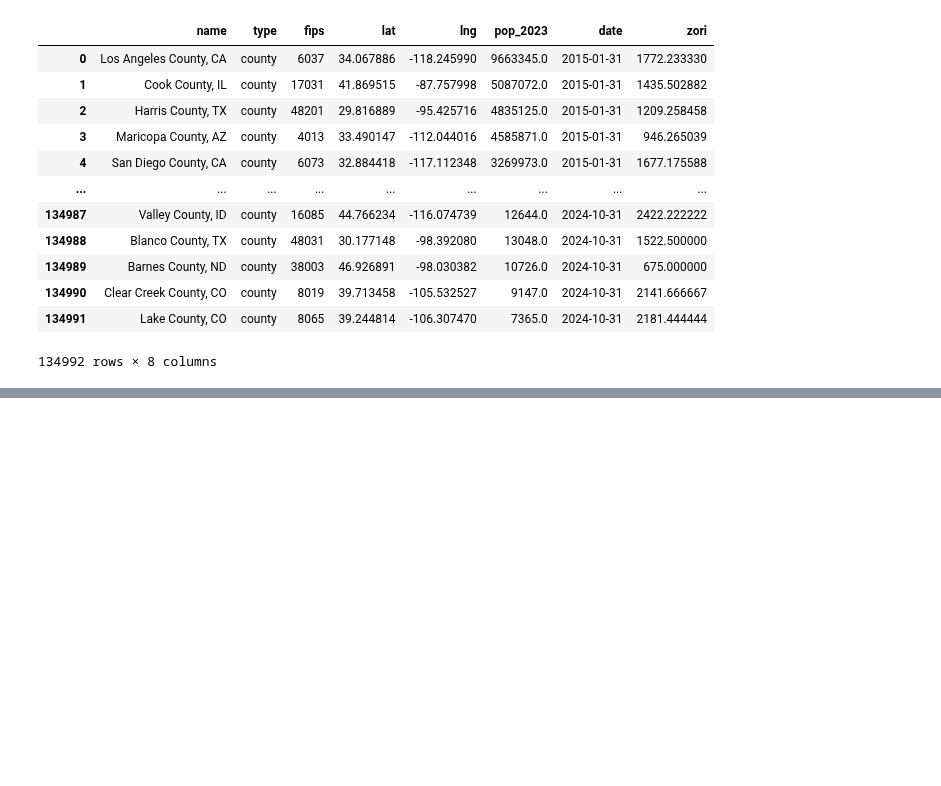
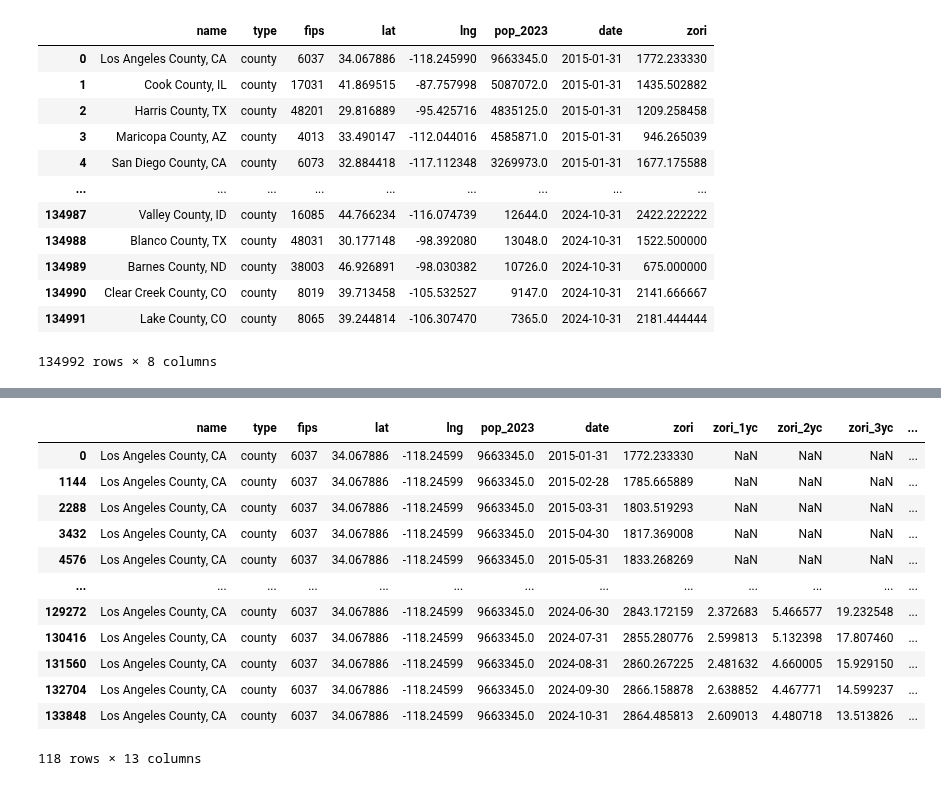
Before and after one commit to gmelmed/gmelmed.github.io, a Jupyter notebook: final_project/zillow_data_cleaning.ipynb, the cells around one changed output, grey strips where cells are left out. Saved outputs shown, nothing was run; the diff lists cells and outputs as text; code cells hidden in the pictures; blank space fills up the shorter version.

```diff
--- a/final_project/zillow_data_cleaning.ipynb
+++ b/final_project/zillow_data_cleaning.ipynb
@@ -703,0 +741,16 @@ zori_county_long_clean
+# %%
+zori_county_long_clean[zori_county_long_clean['name'] == 'Los Angeles County, CA']
+# %% [output]
+|  | name | type | fips | lat | lng | pop_2023 | date | zori | zori_1yc | zori_2yc | zori_3yc | ... |
+| 0 | Los Angeles County, CA | county | 6037 | 34.067886 | -118.24599 | 9663345.0 | 2015-01-31 | 1772.233330 | NaN | NaN | NaN | ... |
+| 1144 | Los Angeles County, CA | county | 6037 | 34.067886 | -118.24599 | 9663345.0 | 2015-02-28 | 1785.665889 | NaN | NaN | NaN | ... |
+| 2288 | Los Angeles County, CA | county | 6037 | 34.067886 | -118.24599 | 9663345.0 | 2015-03-31 | 1803.519293 | NaN | NaN | NaN | ... |
+| 3432 | Los Angeles County, CA | county | 6037 | 34.067886 | -118.24599 | 9663345.0 | 2015-04-30 | 1817.369008 | NaN | NaN | NaN | ... |
+| 4576 | Los Angeles County, CA | county | 6037 | 34.067886 | -118.24599 | 9663345.0 | 2015-05-31 | 1833.268269 | NaN | NaN | NaN | ... |
+| ... | ... | ... | ... | ... | ... | ... | ... | ... | ... | ... | ... | ... |
+| 129272 | Los Angeles County, CA | county | 6037 | 34.067886 | -118.24599 | 9663345.0 | 2024-06-30 | 2843.172159 | 2.372683 | 5.466577 | 19.232548 | ... |
+| 130416 | Los Angeles County, CA | county | 6037 | 34.067886 | -118.24599 | 9663345.0 | 2024-07-31 | 2855.280776 | 2.599813 | 5.132398 | 17.807460 | ... |
+| 131560 | Los Angeles County, CA | county | 6037 | 34.067886 | -118.24599 | 9663345.0 | 2024-08-31 | 2860.267225 | 2.481632 | 4.660005 | 15.929150 | ... |
+| 132704 | Los Angeles County, CA | county | 6037 | 34.067886 | -118.24599 | 9663345.0 | 2024-09-30 | 2866.158878 | 2.638852 | 4.467771 | 14.599237 | ... |
+| 133848 | Los Angeles County, CA | county | 6037 | 34.067886 | -118.24599 | 9663345.0 | 2024-10-31 | 2864.485813 | 2.609013 | 4.480718 | 13.513826 | ... |
+118 rows × 13 columns
```
Also changed, not shown: parts of 2 cells of this notebook.
